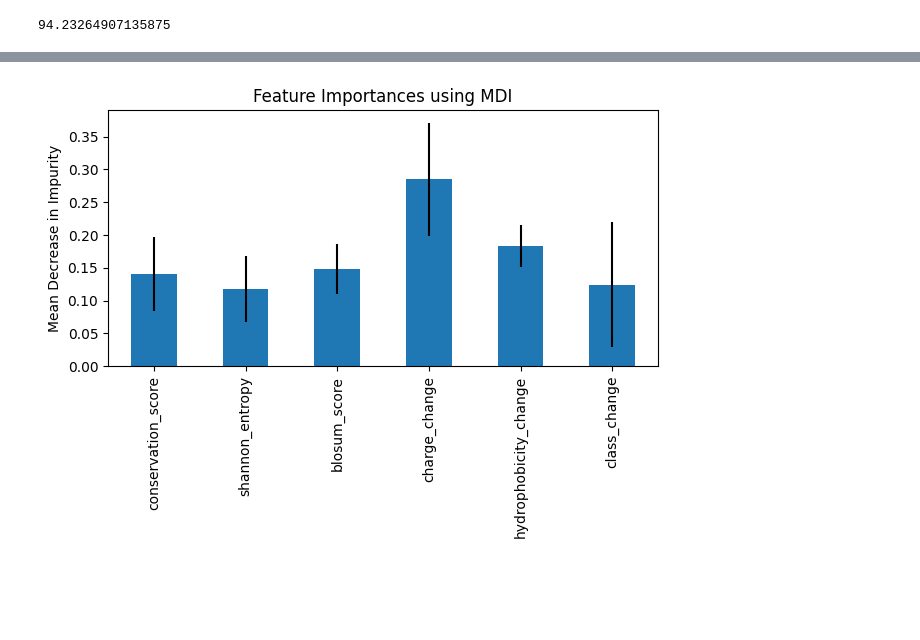
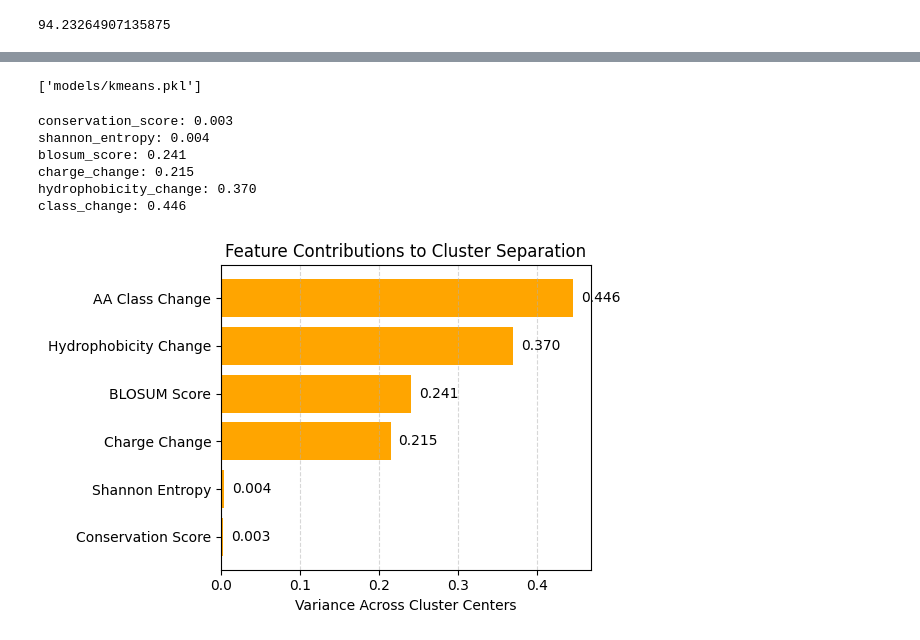
Before and after one commit to kitkat110/cyano-struct, a Jupyter notebook: mutation_impact_predictor.ipynb, the cells around one changed output, grey strips where cells are left out. Drawn from its saved outputs; the diff is of its cells as text; code cells hidden in the pictures; blank space fills up the shorter version.

```diff
--- a/mutation_impact_predictor.ipynb
+++ b/mutation_impact_predictor.ipynb
@@ -251,8 +165,6 @@ std = np.std([tree.feature_importances_ for tree in rf.estimators_], axis=0)
-# %%
-fig, ax = plt.subplots()
-forest_importances.plot.bar(yerr=std, ax=ax)
-ax.set_title("Feature Importances using MDI")
-ax.set_ylabel("Mean Decrease in Impurity")
-fig.tight_layout()
-# %% [output]
-[figure, removed]
+# %%
+joblib.dump(scaler, 'models/scaler.pkl')
+joblib.dump(pca, 'models/pca.pkl')
+joblib.dump(kmeans, 'models/kmeans.pkl')
+# %% [output]
+['models/kmeans.pkl']
@@ -258,0 +174,35 @@ fig.tight_layout()
+# %%
+feature_variances = np.var(centroids, axis=0)
+for name, var in zip(features, feature_variances):
+    print(f"{name}: {var:.3f}")
+# %% [output]
+conservation_score: 0.003
+shannon_entropy: 0.004
+blosum_score: 0.241
+charge_change: 0.215
+hydrophobicity_change: 0.370
+class_change: 0.446
+# %%
+# Feature importance values
+features = ['Conservation Score','Shannon Entropy','BLOSUM Score','Charge Change','Hydrophobicity Change','AA Class Change']
+variances = [0.003, 0.004, 0.241, 0.215, 0.370, 0.446]
+
+# Sort features by importance
+sorted_pairs = sorted(zip(variances, features))
+variances_sorted, features_sorted = zip(*sorted_pairs)
+
+# Plot
+plt.figure(figsize=(6,4))
+bars = plt.barh(features_sorted, variances_sorted, color='orange')
+plt.xlabel("Variance Across Cluster Centers")
+plt.title("Feature Contributions to Cluster Separation")
+plt.grid(axis='x', linestyle='--', alpha=0.5)
+
+# Add labels on bars
+for bar in bars:
+    plt.text(bar.get_width() + 0.01, bar.get_y() + bar.get_height()/2, f"{bar.get_width():.3f}", va='center')
+
+plt.tight_layout()
+plt.show()
+# %% [output]
+[figure, added]
```
Also changed, not shown: parts of 27 cells of this notebook, 4 other files.
